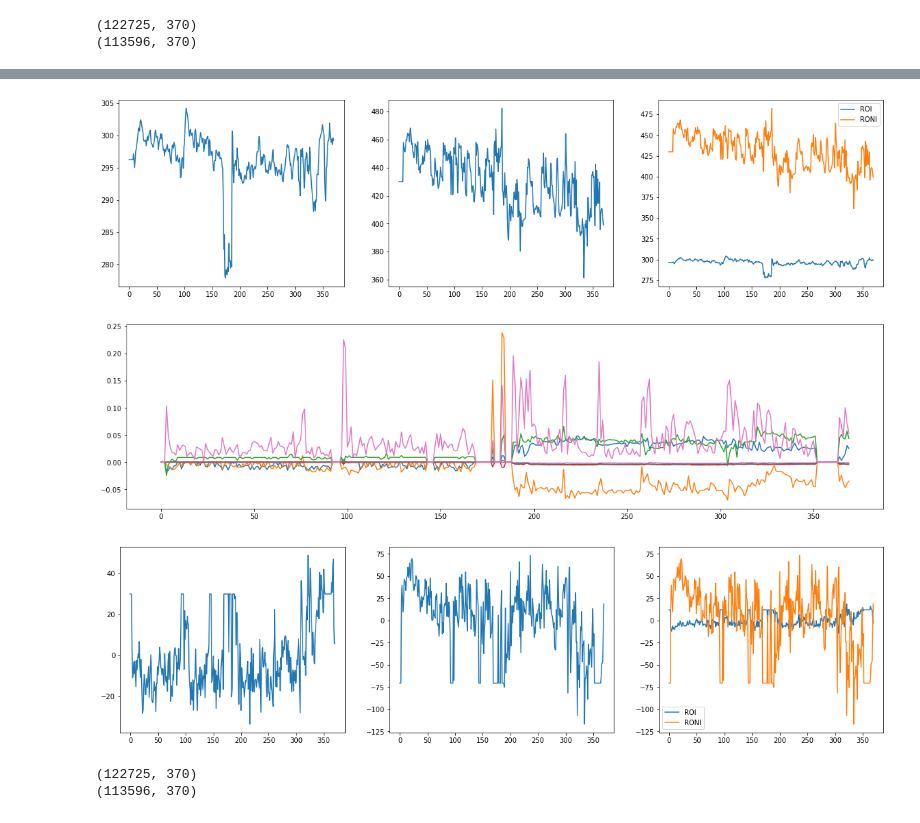
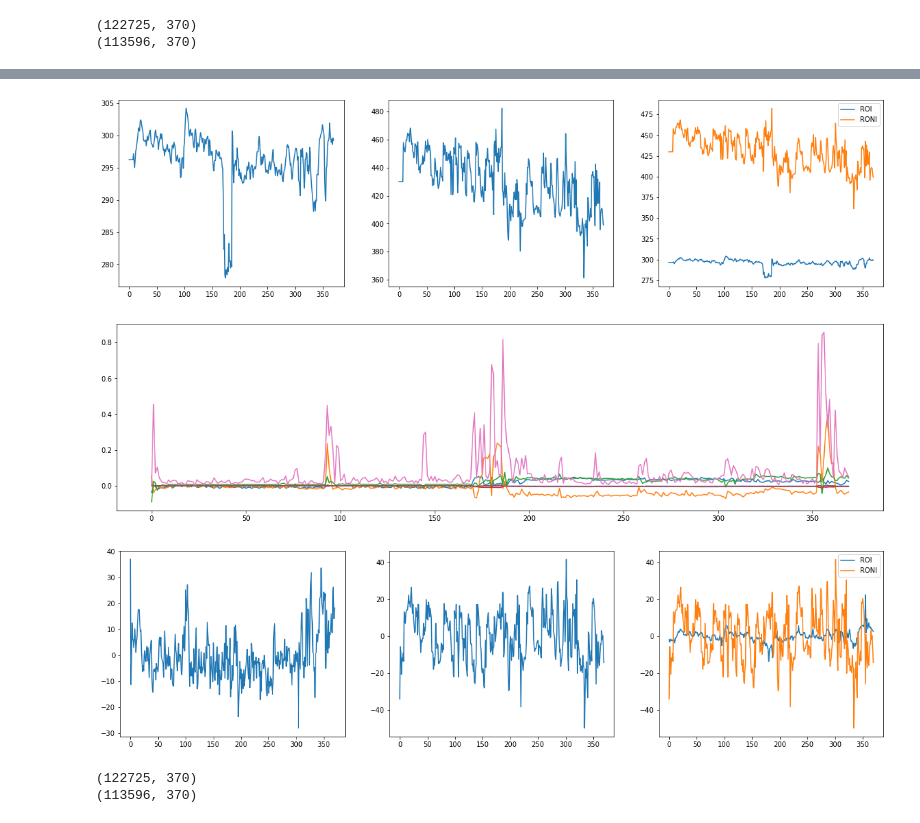
Before and after one commit to Aglinskas/BC-ABCD-denoise, a Jupyter notebook: Code/082-DeepCorr-ABCD-face-03.ipynb, the cells around one changed output, grey strips where cells are left out. Saved outputs shown, nothing was run; the diff lists cells and outputs as text; code cells hidden in the pictures.

```diff
--- a/Code/082-DeepCorr-ABCD-face-03.ipynb
+++ b/Code/082-DeepCorr-ABCD-face-03.ipynb
@@ -717,7 +762,11 @@ ffa_idx = ffa_im.numpy().flatten()[gm_flat==1]==1
+# %%
+func_gm_orig = func_gm.copy()
+func_cf_orig = func_cf.copy()
 # %%
 %%time
+func_gm = func_gm_orig.copy()
+func_cf = func_cf_orig.copy()
 
-# Plot first voxel in ROI, RONI and both
 plt.figure(figsize=(20,5))
 v_gm = func_gm.shape[0]//2
 v_cf = func_cf.shape[0]//2
@@ -729,13 +778,15 @@ predo_compcorr=True
 if predo_compcorr==True:
     #conf_pcs = PCA(n_components=5).fit_transform(func_cf.transpose())
 
-    func_gm[:,idx_censor3]=func_gm[:,~idx_censor3].mean()
-    func_cf[:,idx_censor3]=func_cf[:,~idx_censor3].mean()
+    #func_gm[:,idx_censor3]=func_gm_orig[:,~idx_censor3].mean()
+    #func_cf[:,idx_censor3]=func_cf_orig[:,~idx_censor3].mean()
+    func_gm = interpolate_outliers(func_gm,idx_censor3)
+    func_cf = interpolate_outliers(func_cf,idx_censor3)
 
     conf_pcs = conf.transpose()
     conf_pcs = df_conf.loc[:,['trans_x','trans_y','trans_z', 'rot_x','rot_y','rot_z','framewise_displacement']].values
     conf_pcs[np.isnan(conf_pcs)]=0
-    conf_pcs[idx_censor3,:]=0
+    interpolate_outliers(conf_pcs.transpose(),idx_censor3).transpose()
 
 
     lin_reg = linear_model.LinearRegression()
@@ -748,7 +799,6 @@ if predo_compcorr==True:
     func_cf = func_cf.transpose()-lin_reg.predict(conf_pcs)
     func_cf = func_cf.transpose()
 
-
     plt.figure(figsize=(20,5))
     plt.plot(conf_pcs)
 
@@ -762,6 +812,6 @@ Wall time: 2.51 s
 [figure]
-[figure, old version]
+[figure, new version]
-[figure, old version]
+[figure, new version]
 # %%
 print(func_gm.shape)
 print(func_cf.shape)
```
Also changed, not shown: parts of 19 cells of this notebook, 14 other files.
